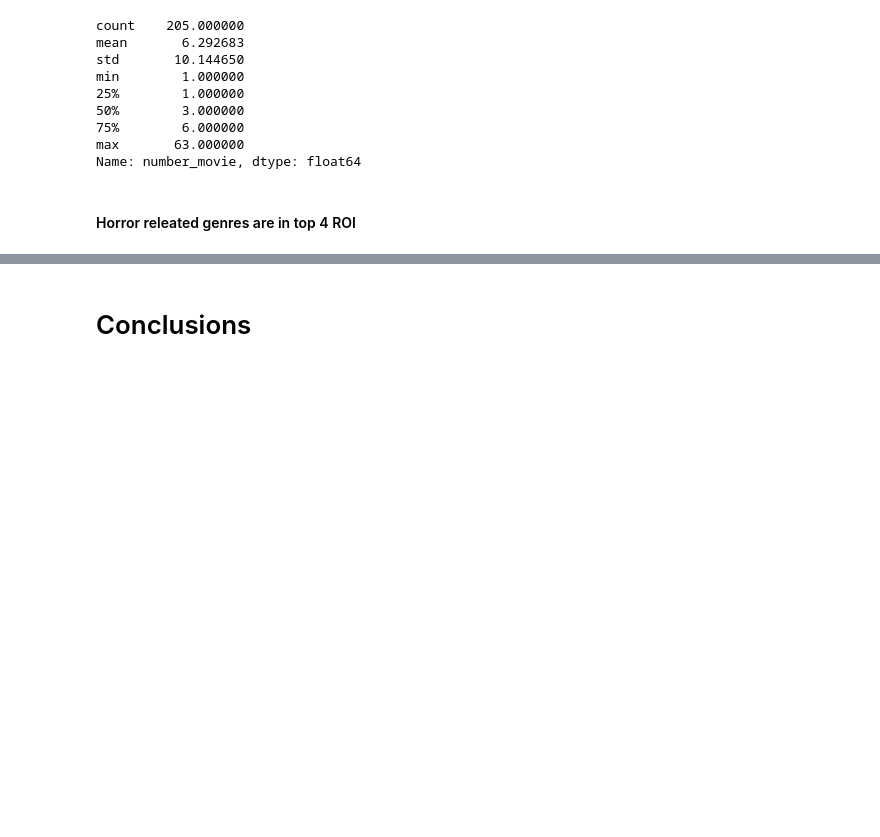
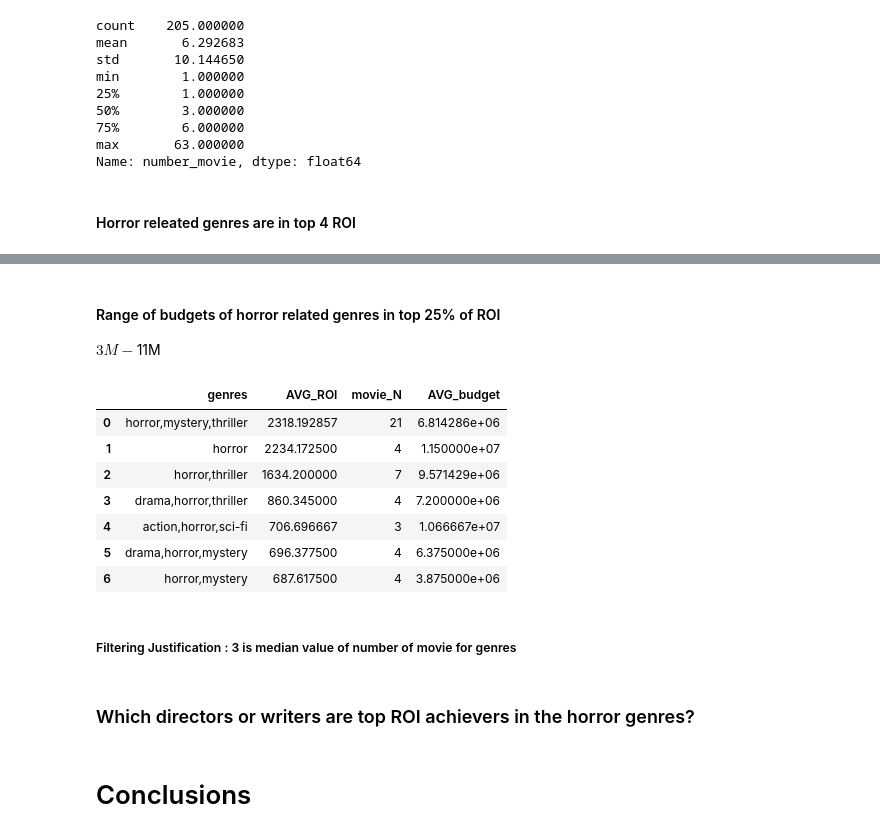
Before and after one commit to kkprim/Linear-Regression-Movie-ROI, a Jupyter notebook: master.ipynb, the cells around one changed output, grey strips where cells are left out. Saved outputs shown, nothing was run; the diff lists cells and outputs as text; code cells hidden in the pictures; blank space fills up the shorter version.

Commit message:
Budget analysis added

```diff
--- a/master.ipynb
+++ b/master.ipynb
@@ -712,3 +764,52 @@ pd.read_sql(
+# %% [markdown]
+#### Range of budgets of horror related genres in top 25% of ROI
+
+$3M - $11M
+# %%
+AVG_ROI_genres_2 = pd.read_sql(
+    """
+    WITH gen_ROI_movie_N AS
+    (
+    SELECT
+        genres,
+        AVG(percentage_ROI_gross_budget) AS AVG_ROI,
+        COUNT(*) AS movie_N,
+        AVG(budget) AS AVG_budget
+    FROM master_1
+    WHERE percentage_ROI_gross_budget >= 227
+    GROUP BY genres
+    ORDER BY AVG_ROI DESC
+    )
+    SELECT
+        genres,
+        AVG_ROI,
+        movie_N,
+        AVG_budget
+    FROM gen_ROI_movie_N
+    WHERE
+        genres LIKE '%horror%'
+        AND movie_N >= 3
+    ORDER BY AVG_ROI DESC
+    LIMIT 7
+    ;
+    """
+, conn5
+)
+# %%
+AVG_ROI_genres_2
+# %% [output]
+|  | genres | AVG_ROI | movie_N | AVG_budget |
+| 0 | horror,mystery,thriller | 2318.192857 | 21 | 6.814286e+06 |
+| 1 | horror | 2234.172500 | 4 | 1.150000e+07 |
+| 2 | horror,thriller | 1634.200000 | 7 | 9.571429e+06 |
+| 3 | drama,horror,thriller | 860.345000 | 4 | 7.200000e+06 |
+| 4 | action,horror,sci-fi | 706.696667 | 3 | 1.066667e+07 |
+| 5 | drama,horror,mystery | 696.377500 | 4 | 6.375000e+06 |
+| 6 | horror,mystery | 687.617500 | 4 | 3.875000e+06 |
+# %% [markdown]
+##### Filtering Justification : 3 is median value of number of movie for genres
+# %% [markdown]
+### Which directors or writers are top ROI achievers in the horror genres?
 # %% [markdown]
 # Conclusions
 # %% [markdown]
```
Also changed, not shown: parts of 7 cells of this notebook.
